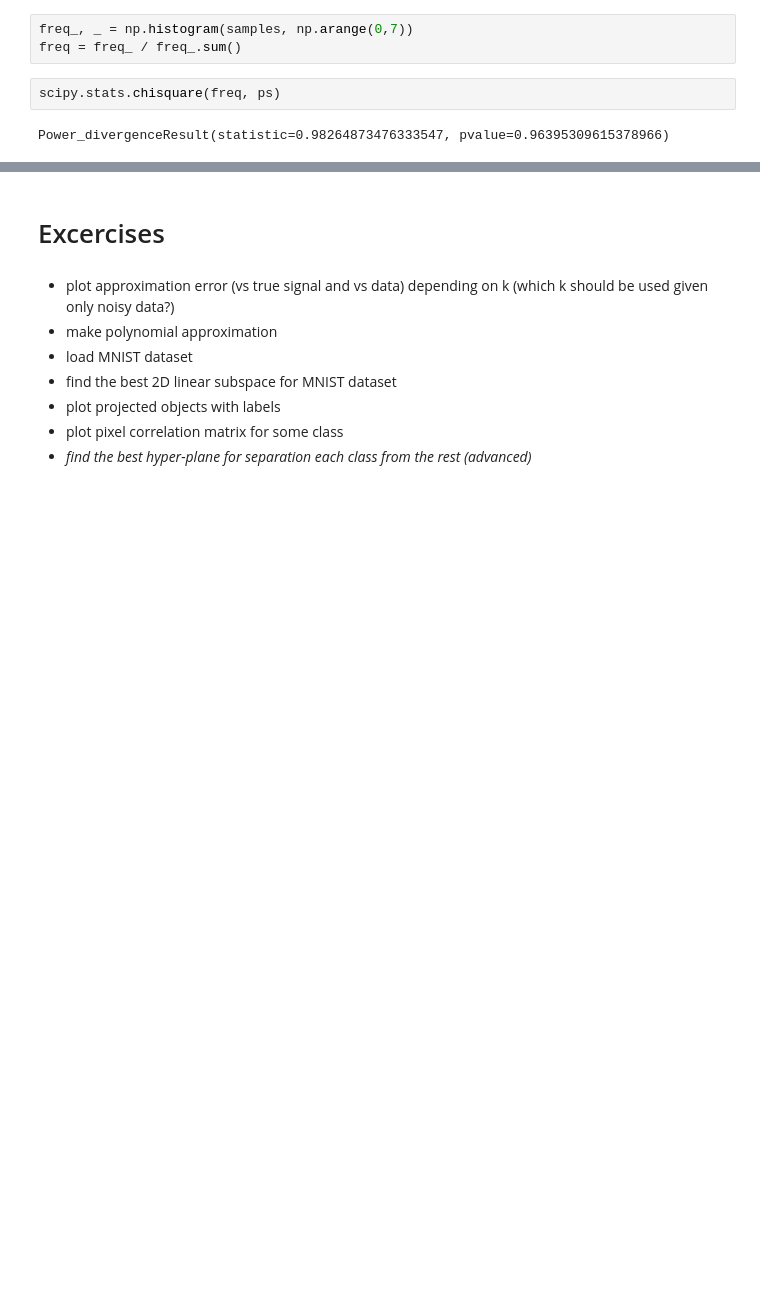
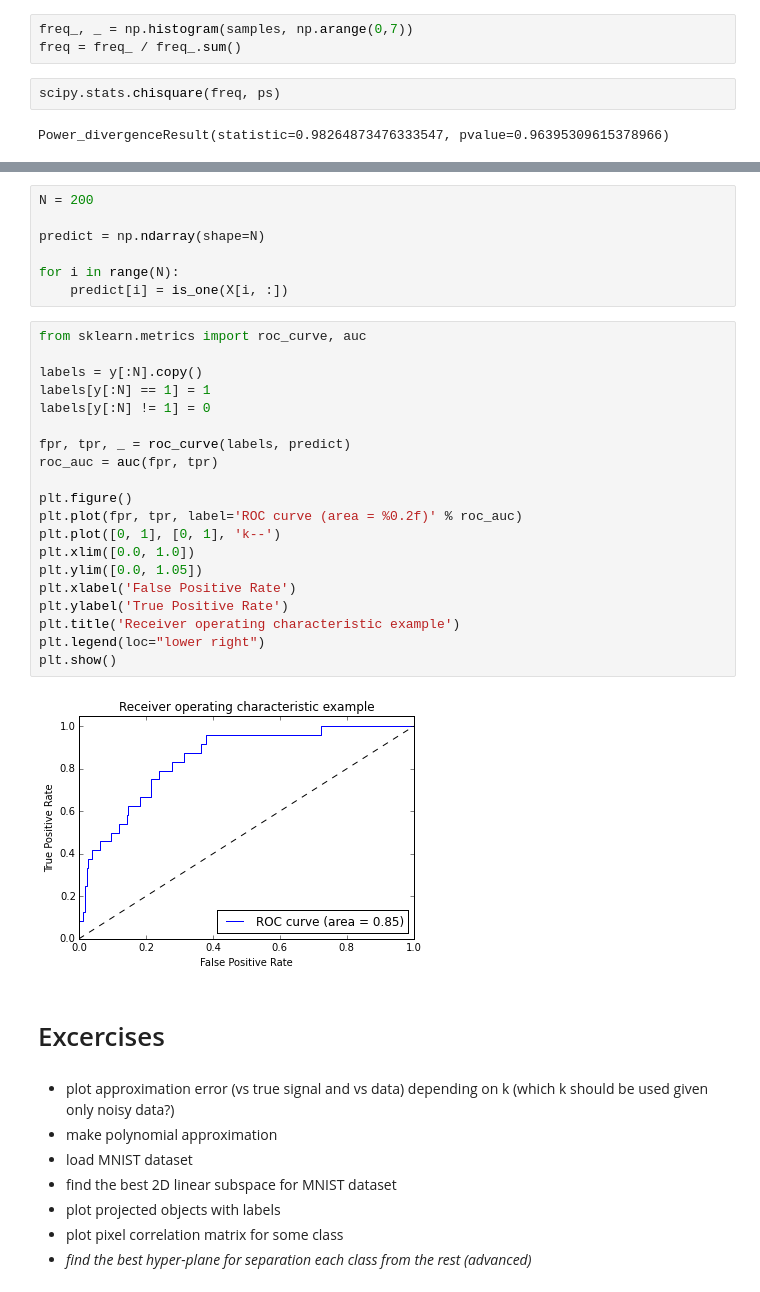
Before and after one commit to HSE-LAMBDA/modern-technologies-for-ml-and-big-data, a Jupyter notebook: lecture1/SciPy.ipynb, the cells around one changed output, grey strips where cells are left out. Drawn from its saved outputs; the diff is of its cells as text; blank space fills up the shorter version.

```diff
--- a/lecture1/SciPy.ipynb
+++ b/lecture1/SciPy.ipynb
@@ -265,3 +324,32 @@ Power_divergenceResult(statistic=0.98264873476333547, pvalue=0.96395309615378966
+# %%
+N = 200
+
+predict = np.ndarray(shape=N)
+
+for i in range(N):
+    predict[i] = is_one(X[i, :])
+# %%
+from sklearn.metrics import roc_curve, auc
+
+labels = y[:N].copy()
+labels[y[:N] == 1] = 1
+labels[y[:N] != 1] = 0
+
+fpr, tpr, _ = roc_curve(labels, predict)
+roc_auc = auc(fpr, tpr)
+
+plt.figure()
+plt.plot(fpr, tpr, label='ROC curve (area = %0.2f)' % roc_auc)
+plt.plot([0, 1], [0, 1], 'k--')
+plt.xlim([0.0, 1.0])
+plt.ylim([0.0, 1.05])
+plt.xlabel('False Positive Rate')
+plt.ylabel('True Positive Rate')
+plt.title('Receiver operating characteristic example')
+plt.legend(loc="lower right")
+plt.show()
+# %% [output]
+[figure, added]
 # %% [markdown]
 # Excercises
 # %% [markdown]
```
Also changed, not shown: parts of 24 cells of this notebook.
